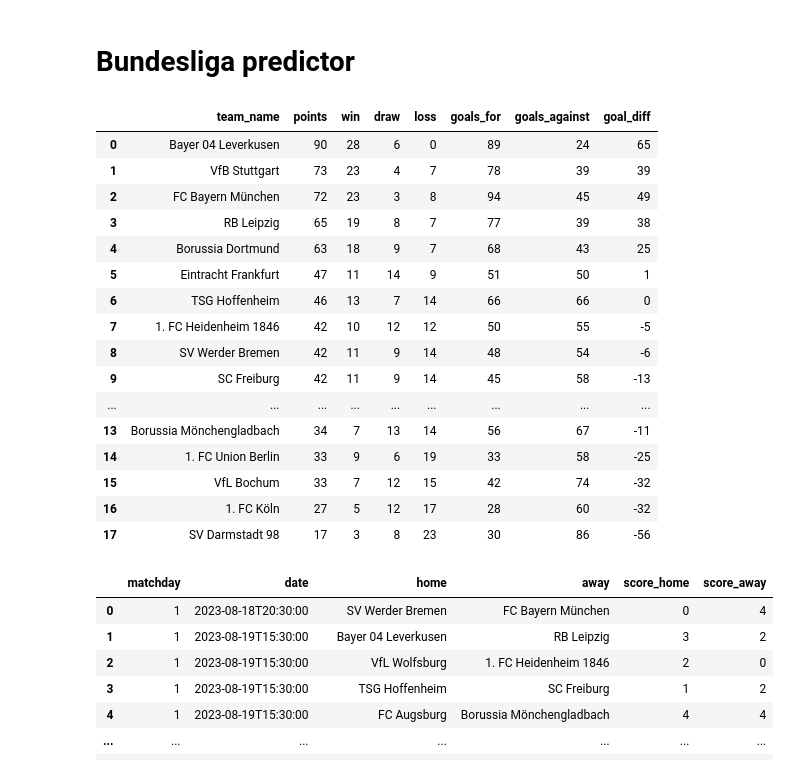
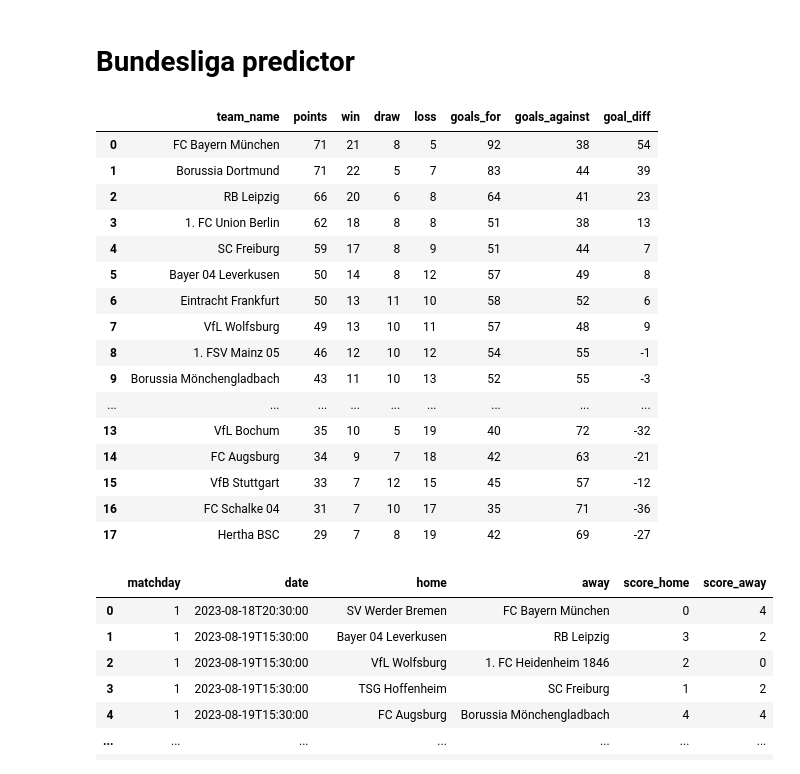
Before and after one commit to Keenan-Penner/Bundesliga_predictor, a Jupyter notebook: project.ipynb, the cells around one changed output. Cells and saved outputs as stored; diff of their text form; code cells hidden in the pictures.

```diff
--- a/project.ipynb
+++ b/project.ipynb
@@ -28,25 +28,25 @@ def get_table(season: int) -> pd.DataFrame:
             })
     return pd.DataFrame(rows)
 # %%
-get_table(2023)
+get_table(2022)
 # %% [output]
 |  | team_name | points | win | draw | loss | goals_for | goals_against | goal_diff |
-| 0 | Bayer 04 Leverkusen | 90 | 28 | 6 | 0 | 89 | 24 | 65 |
-| 1 | VfB Stuttgart | 73 | 23 | 4 | 7 | 78 | 39 | 39 |
-| 2 | FC Bayern München | 72 | 23 | 3 | 8 | 94 | 45 | 49 |
-| 3 | RB Leipzig | 65 | 19 | 8 | 7 | 77 | 39 | 38 |
-| 4 | Borussia Dortmund | 63 | 18 | 9 | 7 | 68 | 43 | 25 |
-| 5 | Eintracht Frankfurt | 47 | 11 | 14 | 9 | 51 | 50 | 1 |
-| 6 | TSG Hoffenheim | 46 | 13 | 7 | 14 | 66 | 66 | 0 |
-| 7 | 1. FC Heidenheim 1846 | 42 | 10 | 12 | 12 | 50 | 55 | -5 |
-| 8 | SV Werder Bremen | 42 | 11 | 9 | 14 | 48 | 54 | -6 |
-| 9 | SC Freiburg | 42 | 11 | 9 | 14 | 45 | 58 | -13 |
+| 0 | FC Bayern München | 71 | 21 | 8 | 5 | 92 | 38 | 54 |
+| 1 | Borussia Dortmund | 71 | 22 | 5 | 7 | 83 | 44 | 39 |
+| 2 | RB Leipzig | 66 | 20 | 6 | 8 | 64 | 41 | 23 |
+| 3 | 1. FC Union Berlin | 62 | 18 | 8 | 8 | 51 | 38 | 13 |
+| 4 | SC Freiburg | 59 | 17 | 8 | 9 | 51 | 44 | 7 |
+| 5 | Bayer 04 Leverkusen | 50 | 14 | 8 | 12 | 57 | 49 | 8 |
+| 6 | Eintracht Frankfurt | 50 | 13 | 11 | 10 | 58 | 52 | 6 |
+| 7 | VfL Wolfsburg | 49 | 13 | 10 | 11 | 57 | 48 | 9 |
+| 8 | 1. FSV Mainz 05 | 46 | 12 | 10 | 12 | 54 | 55 | -1 |
+| 9 | Borussia Mönchengladbach | 43 | 11 | 10 | 13 | 52 | 55 | -3 |
 | ... | ... | ... | ... | ... | ... | ... | ... | ... |
-| 13 | Borussia Mönchengladbach | 34 | 7 | 13 | 14 | 56 | 67 | -11 |
-| 14 | 1. FC Union Berlin | 33 | 9 | 6 | 19 | 33 | 58 | -25 |
-| 15 | VfL Bochum | 33 | 7 | 12 | 15 | 42 | 74 | -32 |
-| 16 | 1. FC Köln | 27 | 5 | 12 | 17 | 28 | 60 | -32 |
-| 17 | SV Darmstadt 98 | 17 | 3 | 8 | 23 | 30 | 86 | -56 |
+| 13 | VfL Bochum | 35 | 10 | 5 | 19 | 40 | 72 | -32 |
+| 14 | FC Augsburg | 34 | 9 | 7 | 18 | 42 | 63 | -21 |
+| 15 | VfB Stuttgart | 33 | 7 | 12 | 15 | 45 | 57 | -12 |
+| 16 | FC Schalke 04 | 31 | 7 | 10 | 17 | 35 | 71 | -36 |
+| 17 | Hertha BSC | 29 | 7 | 8 | 19 | 42 | 69 | -27 |
 # %%
 def get_matchday(season: int, matchday: int) -> pd.DataFrame:
     url = f"https://api.openligadb.de/getmatchdata/bl1/{season}/{matchday}"
```
Also changed, not shown: parts of 4 cells of this notebook.
